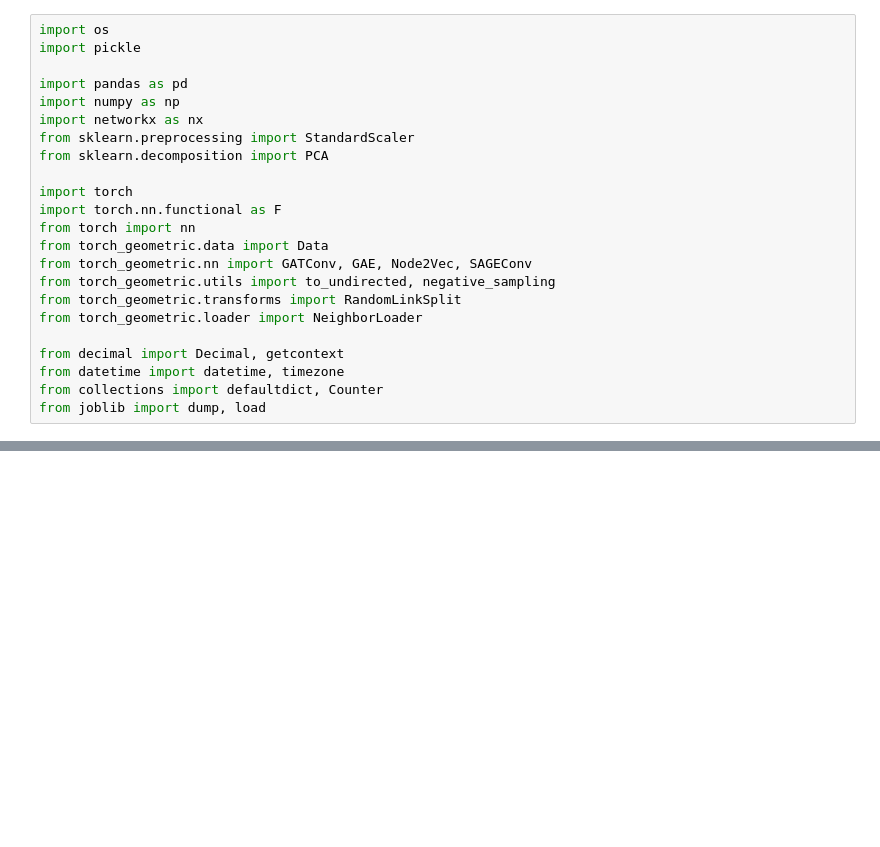
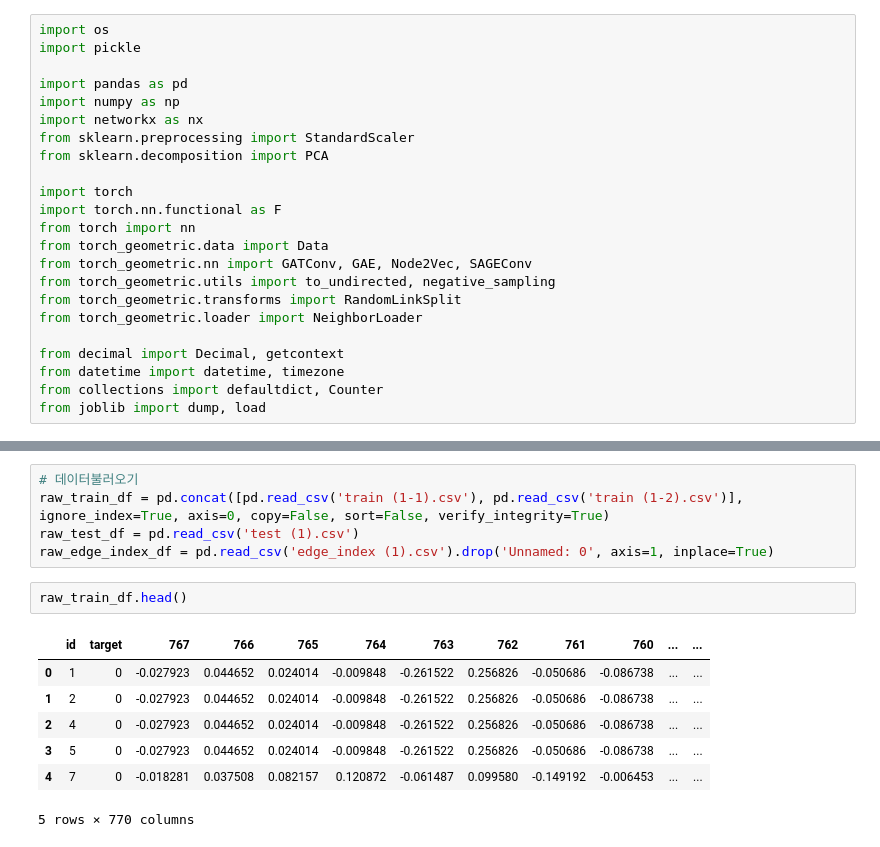
Before and after one commit to kim-bo-saeng/personal_project, a Jupyter notebook: GNN/GNN_test/GNN_nodeclassification.ipynb, the cells around one changed output, grey strips where cells are left out. Drawn from its saved outputs; the diff is of its cells as text; blank space fills up the shorter version.

```diff
--- a/GNN/GNN_test/GNN_nodeclassification.ipynb
+++ b/GNN/GNN_test/GNN_nodeclassification.ipynb
@@ -85,0 +39,15 @@ array([    0,     1,     2, ..., 19790, 19791, 19792], dtype=int64)
+# %%
+# 데이터불러오기
+raw_train_df = pd.concat([pd.read_csv('train (1-1).csv'), pd.read_csv('train (1-2).csv')], ignore_index=True, axis=0, copy=False, sort=False, verify_integrity=True)
+raw_test_df = pd.read_csv('test (1).csv')
+raw_edge_index_df = pd.read_csv('edge_index (1).csv').drop('Unnamed: 0', axis=1, inplace=True)
+# %%
+raw_train_df.head()
+# %% [output]
+|  | id | target | 767 | 766 | 765 | 764 | 763 | 762 | 761 | 760 | ... | ... |
+| 0 | 1 | 0 | -0.027923 | 0.044652 | 0.024014 | -0.009848 | -0.261522 | 0.256826 | -0.050686 | -0.086738 | ... | ... |
+| 1 | 2 | 0 | -0.027923 | 0.044652 | 0.024014 | -0.009848 | -0.261522 | 0.256826 | -0.050686 | -0.086738 | ... | ... |
+| 2 | 4 | 0 | -0.027923 | 0.044652 | 0.024014 | -0.009848 | -0.261522 | 0.256826 | -0.050686 | -0.086738 | ... | ... |
+| 3 | 5 | 0 | -0.027923 | 0.044652 | 0.024014 | -0.009848 | -0.261522 | 0.256826 | -0.050686 | -0.086738 | ... | ... |
+| 4 | 7 | 0 | -0.018281 | 0.037508 | 0.082157 | 0.120872 | -0.061487 | 0.099580 | -0.149192 | -0.006453 | ... | ... |
+5 rows × 770 columns
```
Also changed, not shown: parts of 19 cells of this notebook.
